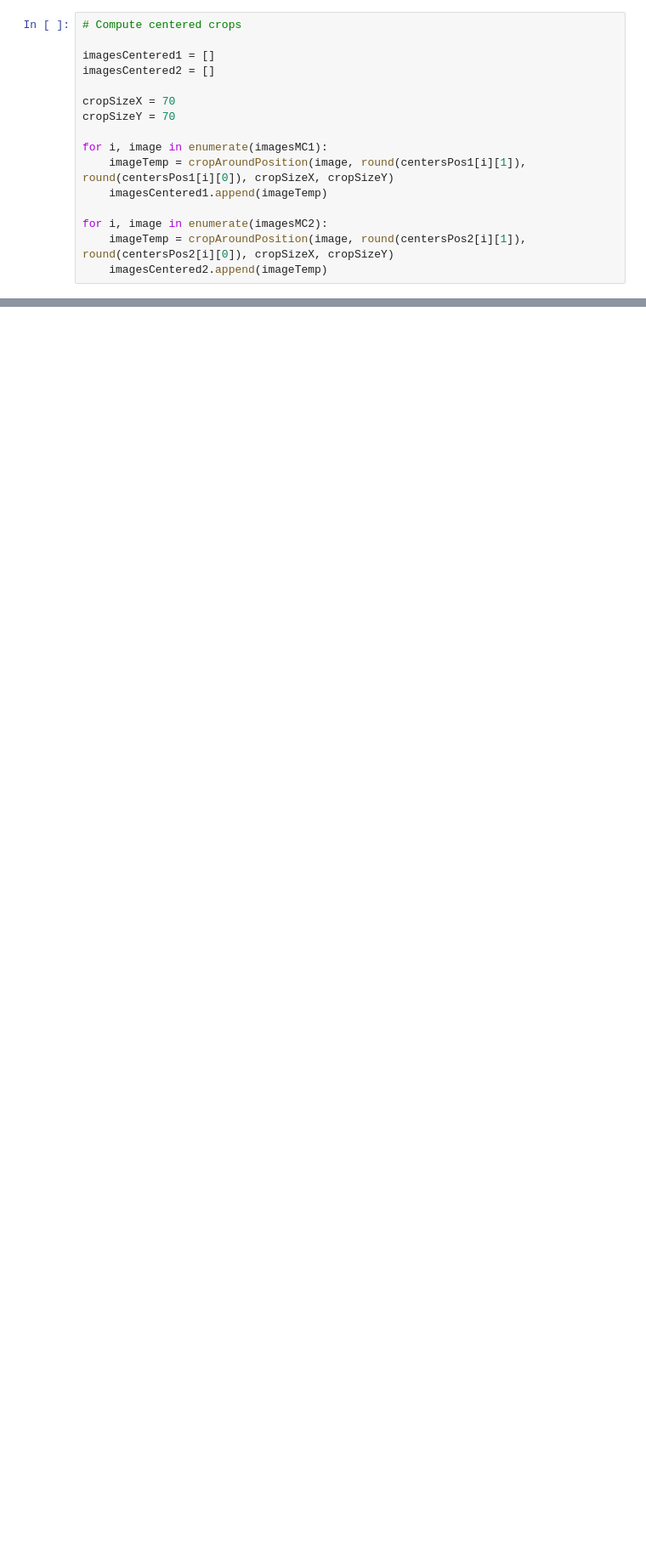
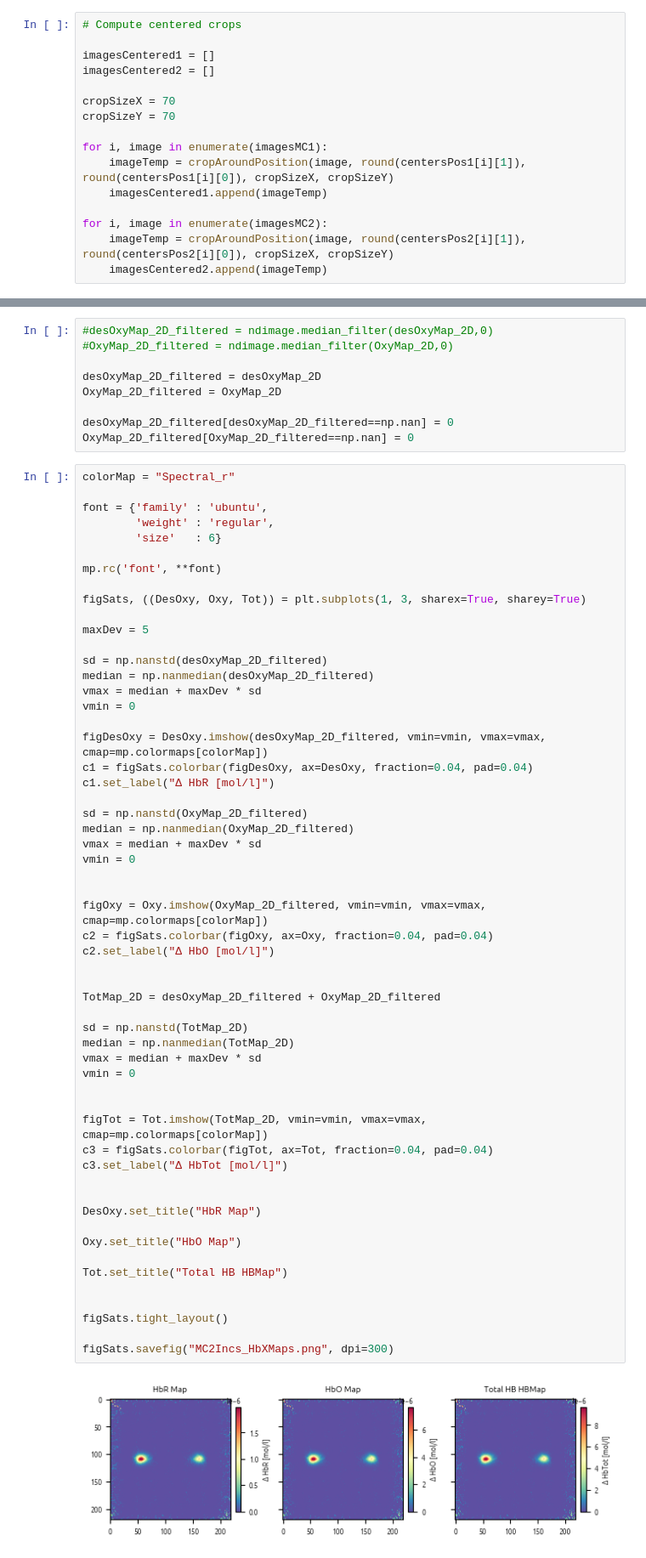
Before and after one commit to nicocarbone/MamoRefCodePublic, a Jupyter notebook: MamoRefRecon2D.ipynb, the cells around one changed output, grey strips where cells are left out. Shown at 85% size. Drawn from its saved outputs; the diff is of its cells as text; blank space fills up the shorter version.

```diff
--- a/MamoRefRecon2D.ipynb
+++ b/MamoRefRecon2D.ipynb
@@ -262,0 +282,67 @@ plt.colorbar()
+# %%
+#desOxyMap_2D_filtered = ndimage.median_filter(desOxyMap_2D,0)
+#OxyMap_2D_filtered = ndimage.median_filter(OxyMap_2D,0)
+
+desOxyMap_2D_filtered = desOxyMap_2D
+OxyMap_2D_filtered = OxyMap_2D
+
+desOxyMap_2D_filtered[desOxyMap_2D_filtered==np.nan] = 0
+OxyMap_2D_filtered[OxyMap_2D_filtered==np.nan] = 0
+# %%
+colorMap = "Spectral_r"
+
+font = {'family' : 'ubuntu',
+        'weight' : 'regular',
+        'size'   : 6}
+
+mp.rc('font', **font)
+
+figSats, ((DesOxy, Oxy, Tot)) = plt.subplots(1, 3, sharex=True, sharey=True)
+
+maxDev = 5
+
+sd = np.nanstd(desOxyMap_2D_filtered)
+median = np.nanmedian(desOxyMap_2D_filtered)
+vmax = median + maxDev * sd
+vmin = 0
+
+figDesOxy = DesOxy.imshow(desOxyMap_2D_filtered, vmin=vmin, vmax=vmax, cmap=mp.colormaps[colorMap])
+c1 = figSats.colorbar(figDesOxy, ax=DesOxy, fraction=0.04, pad=0.04)
+c1.set_label("Δ HbR [mol/l]")
+
+sd = np.nanstd(OxyMap_2D_filtered)
+median = np.nanmedian(OxyMap_2D_filtered)
+vmax = median + maxDev * sd
+vmin = 0
+
+
+figOxy = Oxy.imshow(OxyMap_2D_filtered, vmin=vmin, vmax=vmax, cmap=mp.colormaps[colorMap])
+c2 = figSats.colorbar(figOxy, ax=Oxy, fraction=0.04, pad=0.04)
+c2.set_label("Δ HbO [mol/l]")
+
+
+TotMap_2D = desOxyMap_2D_filtered + OxyMap_2D_filtered
+
+sd = np.nanstd(TotMap_2D)
+median = np.nanmedian(TotMap_2D)
+vmax = median + maxDev * sd
+vmin = 0
+
+
+figTot = Tot.imshow(TotMap_2D, vmin=vmin, vmax=vmax, cmap=mp.colormaps[colorMap])
+c3 = figSats.colorbar(figTot, ax=Tot, fraction=0.04, pad=0.04)
+c3.set_label("Δ HbTot [mol/l]")
+
+
+DesOxy.set_title("HbR Map")
+
+Oxy.set_title("HbO Map")
+
+Tot.set_title("Total HB HBMap")
+
+
+figSats.tight_layout()
+
+figSats.savefig("MC2Incs_HbXMaps.png", dpi=300)
+# %% [output]
+[figure, added]
```
Also changed, not shown: parts of 8 cells of this notebook.
